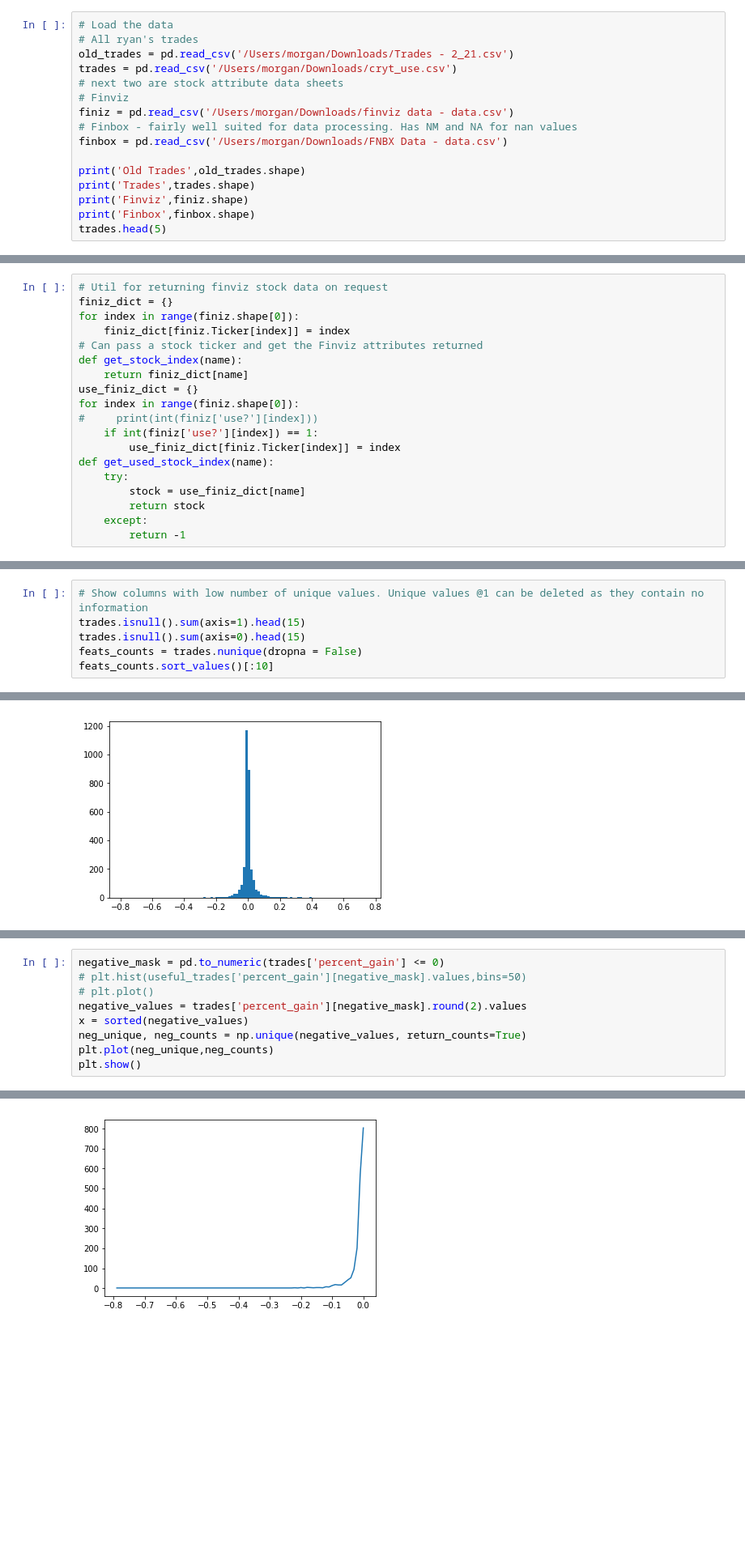
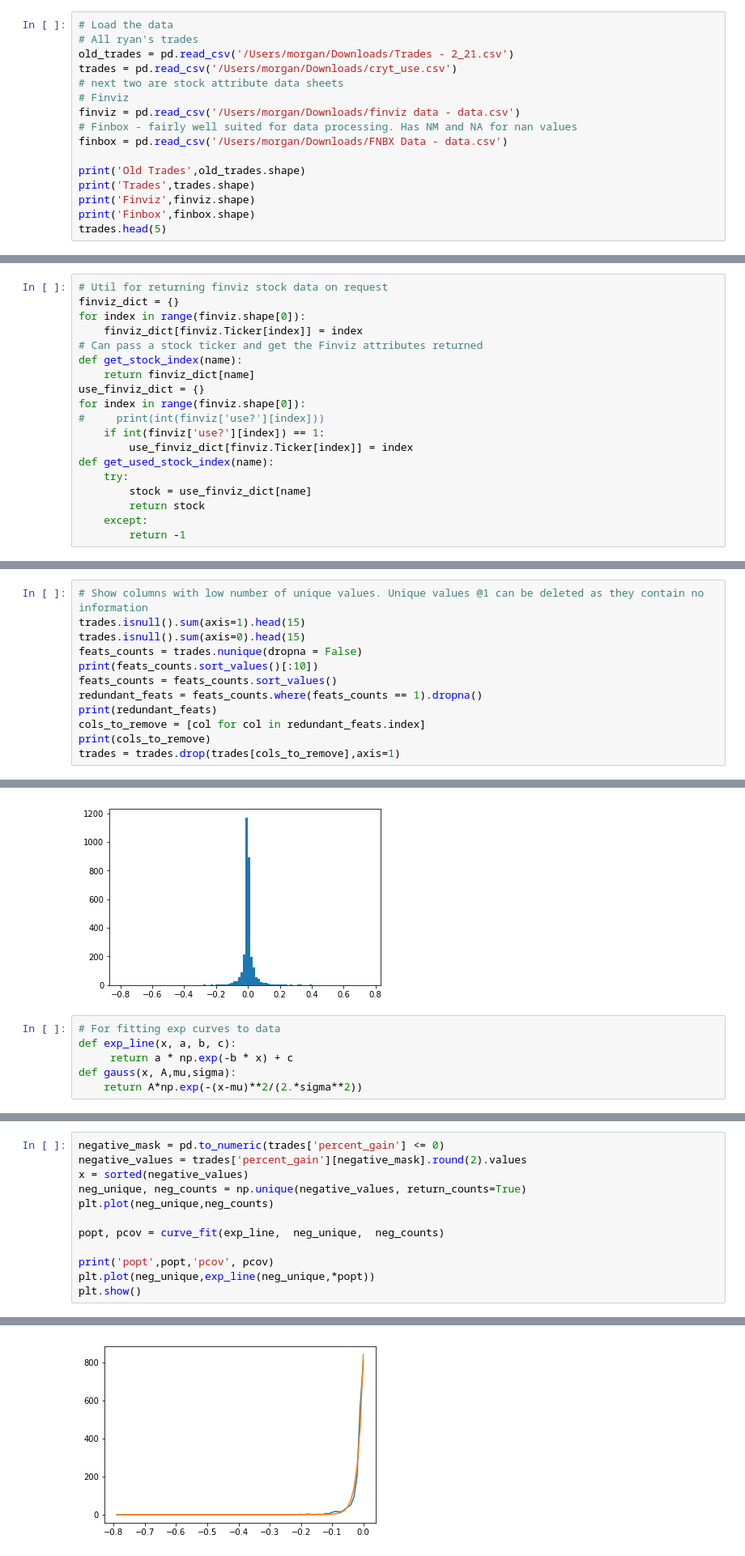
Before and after one commit to C5ipo7i/Jupyter_notebooks, a Jupyter notebook: Trading_analysis.ipynb, the cells around one changed output, grey strips where cells are left out. Shown at 81% size. Saved outputs shown, nothing was run; the diff lists cells and outputs as text; blank space fills up the shorter version.

```diff
--- a/Trading_analysis.ipynb
+++ b/Trading_analysis.ipynb
@@ -151,13 +176,13 @@ old_trades = pd.read_csv('/Users/morgan/Downloads/Trades - 2_21.csv')
 trades = pd.read_csv('/Users/morgan/Downloads/cryt_use.csv')
 # next two are stock attribute data sheets
 # Finviz
-finiz = pd.read_csv('/Users/morgan/Downloads/finviz data - data.csv')
+finviz = pd.read_csv('/Users/morgan/Downloads/finviz data - data.csv')
 # Finbox - fairly well suited for data processing. Has NM and NA for nan values
 finbox = pd.read_csv('/Users/morgan/Downloads/FNBX Data - data.csv')
 
 print('Old Trades',old_trades.shape)
 print('Trades',trades.shape)
-print('Finviz',finiz.shape)
+print('Finviz',finviz.shape)
 print('Finbox',finbox.shape)
 trades.head(5)
 # %% [output]
@@ -247,19 +288,19 @@ def combine_and_export():
 # %%
 # Util for returning finviz stock data on request
-finiz_dict = {}
-for index in range(finiz.shape[0]):
-    finiz_dict[finiz.Ticker[index]] = index
+finviz_dict = {}
+for index in range(finviz.shape[0]):
+    finviz_dict[finviz.Ticker[index]] = index
 # Can pass a stock ticker and get the Finviz attributes returned
 def get_stock_index(name):
-    return finiz_dict[name]
-use_finiz_dict = {}
-for index in range(finiz.shape[0]):
-#     print(int(finiz['use?'][index]))
-    if int(finiz['use?'][index]) == 1:
-        use_finiz_dict[finiz.Ticker[index]] = index
+    return finviz_dict[name]
+use_finviz_dict = {}
+for index in range(finviz.shape[0]):
+#     print(int(finviz['use?'][index]))
+    if int(finviz['use?'][index]) == 1:
+        use_finviz_dict[finviz.Ticker[index]] = index
 def get_used_stock_index(name):
     try:
-        stock = use_finiz_dict[name]
+        stock = use_finviz_dict[name]
         return stock
     except:
         return -1
@@ -339,7 +413,13 @@ trades.head(5)
 trades.isnull().sum(axis=1).head(15)
 trades.isnull().sum(axis=0).head(15)
 feats_counts = trades.nunique(dropna = False)
-feats_counts.sort_values()[:10]
+print(feats_counts.sort_values()[:10])
+feats_counts = feats_counts.sort_values()
+redundant_feats = feats_counts.where(feats_counts == 1).dropna()
+print(redundant_feats)
+cols_to_remove = [col for col in redundant_feats.index]
+print(cols_to_remove)
+trades = trades.drop(trades[cols_to_remove],axis=1)
 # %% [output]
 prodtype          1
 moc               1
@@ -967,3 +1918,9 @@ distribution mean 0.0006158399468019439
 distribution std 0.05364819390694541
 []
 [figure]
+# %%
+# For fitting exp curves to data
+def exp_line(x, a, b, c):
+     return a * np.exp(-b * x) + c
+def gauss(x, A,mu,sigma):
+    return A*np.exp(-(x-mu)**2/(2.*sigma**2))
@@ -996,10 +1959,13 @@ plt.show()
 # %%
 negative_mask = pd.to_numeric(trades['percent_gain'] <= 0)
-# plt.hist(useful_trades['percent_gain'][negative_mask].values,bins=50)
-# plt.plot()
 negative_values = trades['percent_gain'][negative_mask].round(2).values
 x = sorted(negative_values)
 neg_unique, neg_counts = np.unique(negative_values, return_counts=True)
 plt.plot(neg_unique,neg_counts)
+
+popt, pcov = curve_fit(exp_line,  neg_unique,  neg_counts)
+
+print('popt',popt,'pcov', pcov)
+plt.plot(neg_unique,exp_line(neg_unique,*popt))
 plt.show()
 # %% [output]
@@ -1006 +1975 @@ plt.show()
-[figure, old version]
+[figure, new version]
```
Also changed, not shown: parts of 155 cells of this notebook.
